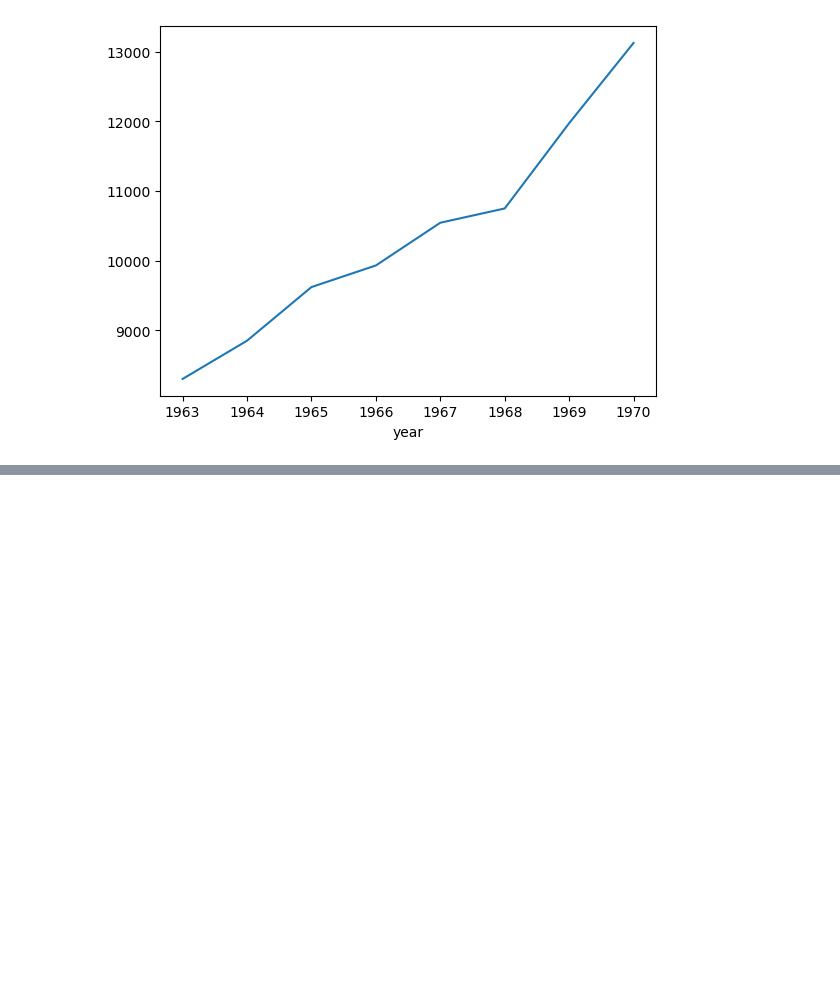
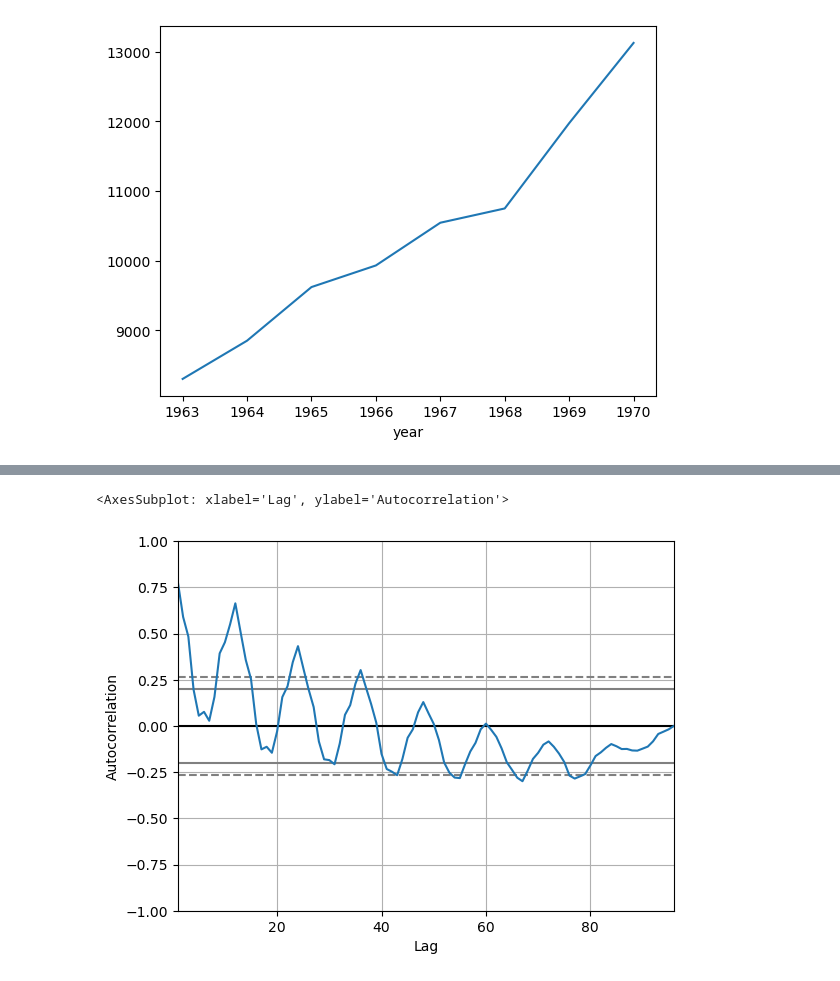
Before and after one commit to 3rd-Son/Time-series-forecast, a Jupyter notebook: airline.ipynb, the cells around one changed output, grey strips where cells are left out. Drawn from its saved outputs; the diff is of its cells as text; code cells hidden in the pictures; blank space fills up the shorter version.

```diff
--- a/airline.ipynb
+++ b/airline.ipynb
@@ -131,0 +157,5 @@ miles_df.groupby('year')['MilesMM'].mean().plot()
+# %%
+autocorrelation_plot(miles_df['MilesMM'])
+# %% [output]
+<AxesSubplot: xlabel='Lag', ylabel='Autocorrelation'>
+[figure, added]
```
Also changed, not shown: parts of 6 cells of this notebook.
